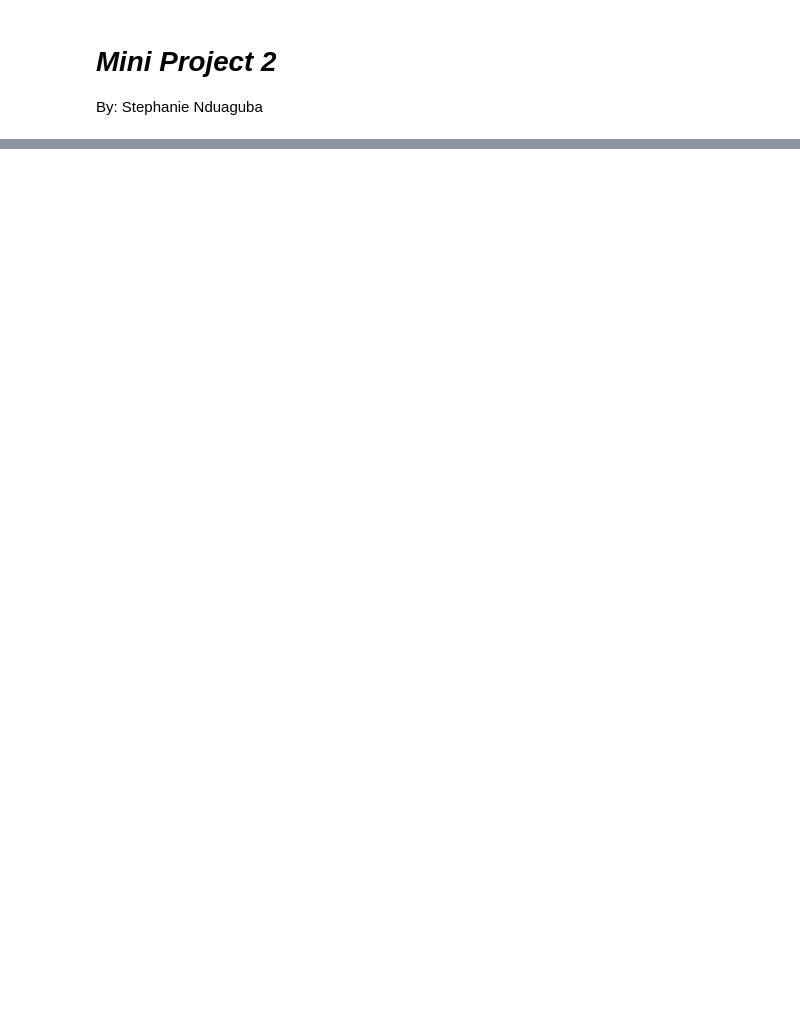
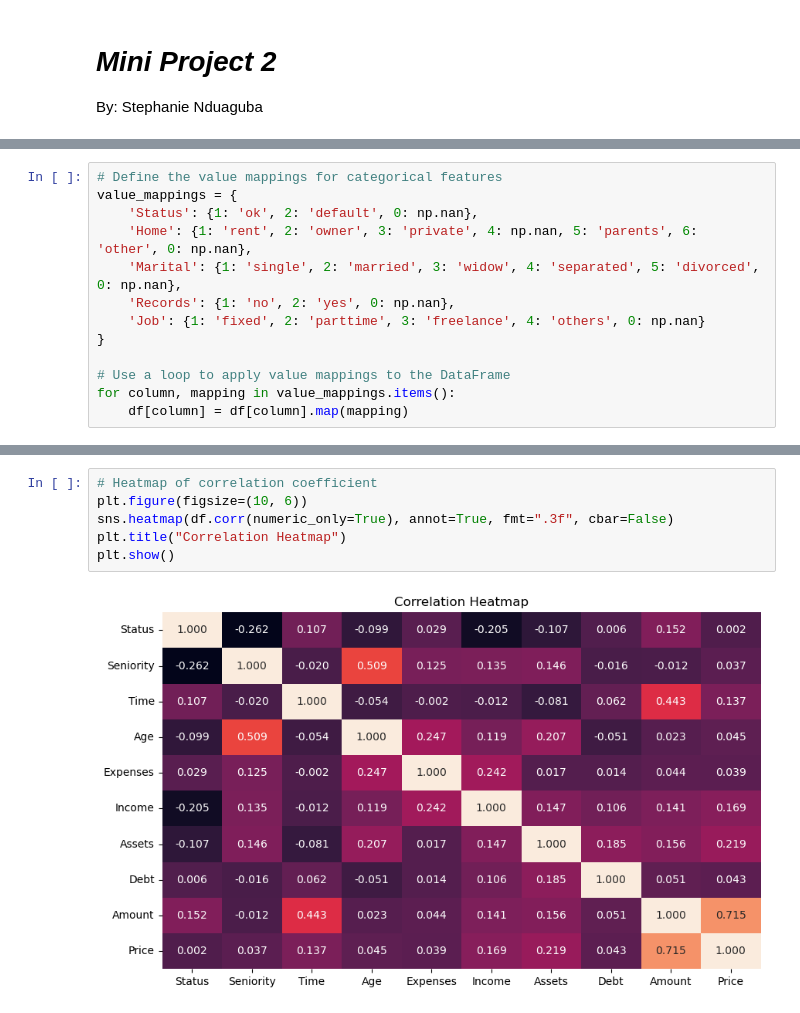
Before and after one commit to Posheffy/IODSN, a Jupyter notebook: IOD_MiniProject_2.0_SN.ipynb, the cells around one changed output, grey strips where cells are left out. Cells and saved outputs as stored; diff of their text form; blank space fills up the shorter version.

```diff
--- a/IOD_MiniProject_2.0_SN.ipynb
+++ b/IOD_MiniProject_2.0_SN.ipynb
@@ -256,0 +134,13 @@ memory usage: 487.4+ KB
+# %%
+# Define the value mappings for categorical features
+value_mappings = {
+    'Status': {1: 'ok', 2: 'default', 0: np.nan},
+    'Home': {1: 'rent', 2: 'owner', 3: 'private', 4: np.nan, 5: 'parents', 6: 'other', 0: np.nan},
+    'Marital': {1: 'single', 2: 'married', 3: 'widow', 4: 'separated', 5: 'divorced', 0: np.nan},
+    'Records': {1: 'no', 2: 'yes', 0: np.nan},
+    'Job': {1: 'fixed', 2: 'parttime', 3: 'freelance', 4: 'others', 0: np.nan}
+}
+
+# Use a loop to apply value mappings to the DataFrame
+for column, mapping in value_mappings.items():
+    df[column] = df[column].map(mapping)
@@ -256,0 +421,8 @@ memory usage: 487.4+ KB
+# %%
+# Heatmap of correlation coefficient
+plt.figure(figsize=(10, 6))
+sns.heatmap(df.corr(numeric_only=True), annot=True, fmt=".3f", cbar=False)
+plt.title("Correlation Heatmap")
+plt.show()
+# %% [output]
+[figure, added]
```
Also changed, not shown: parts of 77 cells of this notebook.
